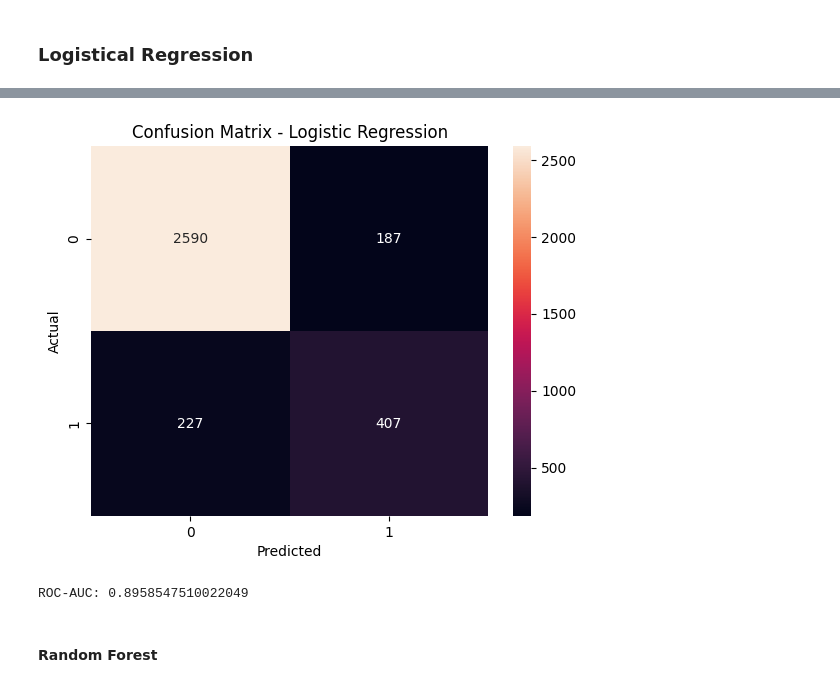
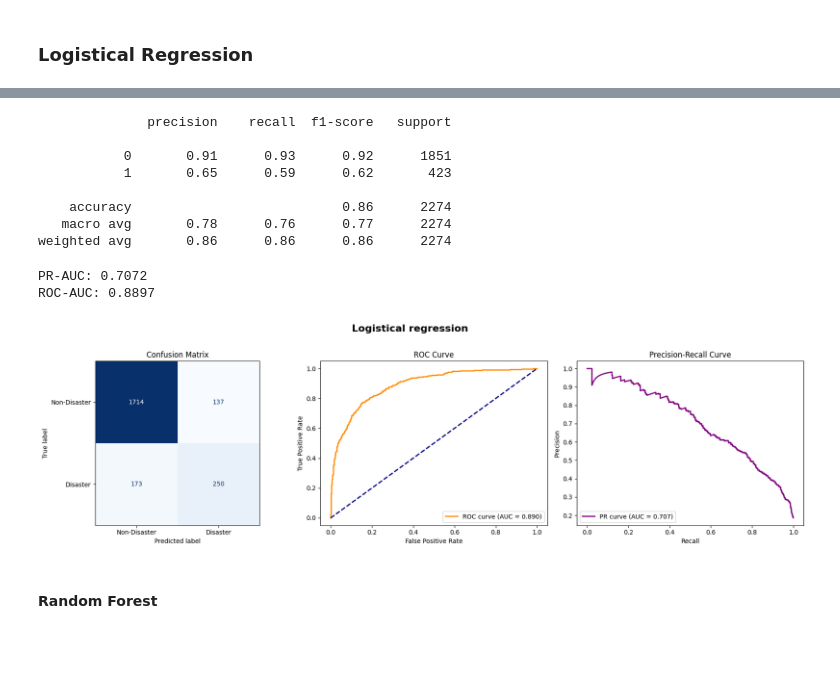
Before and after one commit to nithinraj04/S6-AI-Project, a Jupyter notebook: main.ipynb, the cells around one changed output, grey strips where cells are left out. Drawn from its saved outputs; the diff is of its cells as text; code cells hidden in the pictures; blank space fills up the shorter version.

```diff
--- a/main.ipynb
+++ b/main.ipynb
@@ -115,9 +115,13 @@ tfidf = TfidfVectorizer(max_features=5000)
 X = tfidf.fit_transform(df['clean_text']).toarray()
 y = df['target']
 # %%
-X_train, X_test, y_train, y_test = train_test_split(
-    X, y, test_size=0.3, stratify=y, random_state=42 # 70-30 split
+# 70-10-20 test-validate-train split
+X_train_and_valid, X_test, y_train_and_valid, y_test = train_test_split(
+    X, y, test_size=0.2, stratify=y, random_state=42
 )
+X_train, X_valid, y_train, y_valid = train_test_split(
+    X_train_and_valid, y_train_and_valid, test_size=0.125, stratify=y_train_and_valid, random_state=42
+)
 # %% [markdown]
 # Part A: witout imbalance handling
 # %% [markdown]
@@ -145,8 +149,9 @@ best_lr = grid_search.best_estimator_
 
 y_probs = best_lr.predict_proba(X_test)[:, 1]
 
+y_test_probs = best_lr.predict_proba(X_valid)[:, 1]
 thresholds = np.arange(0.1, 0.9, 0.01)
-f1_scores = [f1_score(y_test, (y_probs >= t).astype(int)) for t in thresholds]
+f1_scores = [f1_score(y_valid, (y_test_probs >= t).astype(int)) for t in thresholds]
 
 # Identify the threshold with the maximum F1-score
 ix = np.argmax(f1_scores)
@@ -173,21 +165,60 @@ weighted avg       0.88      0.88      0.88      3411
+# %%
+from sklearn.metrics import classification_report
+
+print(classification_report(y_test, y_pred))
+# %% [output]
+              precision    recall  f1-score   support
+
+           0       0.91      0.93      0.92      1851
+           1       0.65      0.59      0.62       423
+
+    accuracy                           0.86      2274
+   macro avg       0.78      0.76      0.77      2274
+weighted avg       0.86      0.86      0.86      2274
 # %%
-from sklearn.metrics import confusion_matrix
+import matplotlib.pyplot as plt
+from sklearn.metrics import confusion_matrix, ConfusionMatrixDisplay, roc_curve, precision_recall_curve, auc
+from IPython.display import display, Markdown
 
+# 1. Calculate PR-AUC
+precision, recall, _ = precision_recall_curve(y_test, y_probs)
+pr_auc_lr = auc(recall, precision)
+roc_auc_lr = roc_auc_score(y_test, y_probs)
+print(f"PR-AUC: {pr_auc_lr:.4f}")
+print(f"ROC-AUC: {roc_auc_lr:.4f}")
+
+# Create a figure with 3 subplots
+fig, axes = plt.subplots(1, 3, figsize=(18, 5))
+fig.suptitle("Logistical regression", fontsize=16, fontweight='bold', y=1.02)
+
+# 2. Confusion Matrix
 cm = confusion_matrix(y_test, y_pred)
+disp = ConfusionMatrixDisplay(confusion_matrix=cm, display_labels=['Non-Disaster', 'Disaster'])
+disp.plot(ax=axes[0], cmap='Blues', colorbar=False)
+axes[0].set_title('Confusion Matrix')
 
-sns.heatmap(cm, annot=True, fmt='d')
-plt.title("Confusion Matrix - Logistic Regression")
-plt.xlabel("Predicted")
-plt.ylabel("Actual")
+# 3. ROC Curve
+fpr, tpr, _ = roc_curve(y_test, y_probs)
+axes[1].plot(fpr, tpr, color='darkorange', lw=2, label=f'ROC curve (AUC = {roc_auc_lr:.3f})')
+axes[1].plot([0, 1], [0, 1], color='navy', lw=2, linestyle='--')
+axes[1].set_xlabel('False Positive Rate')
+axes[1].set_ylabel('True Positive Rate')
+axes[1].set_title('ROC Curve')
+axes[1].legend(loc="lower right")
+
+# 4. Precision-Recall Curve
+axes[2].plot(recall, precision, color='purple', lw=2, label=f'PR curve (AUC = {pr_auc_lr:.3f})')
+axes[2].set_xlabel('Recall')
+axes[2].set_ylabel('Precision')
+axes[2].set_title('Precision-Recall Curve')
+axes[2].legend(loc="lower left")
+
+plt.tight_layout()
 plt.show()
 # %% [output]
+PR-AUC: 0.7072
+ROC-AUC: 0.8897
-[figure, old version]
+[figure, new version]
-# %%
-from sklearn.metrics import roc_auc_score
-
-print("ROC-AUC:", roc_auc_score(y_test, y_probs))
-# %% [output]
-ROC-AUC: 0.8958547510022049
 # %% [markdown]
 #### Random Forest
 # %%
```
Also changed, not shown: parts of 12 cells of this notebook.
